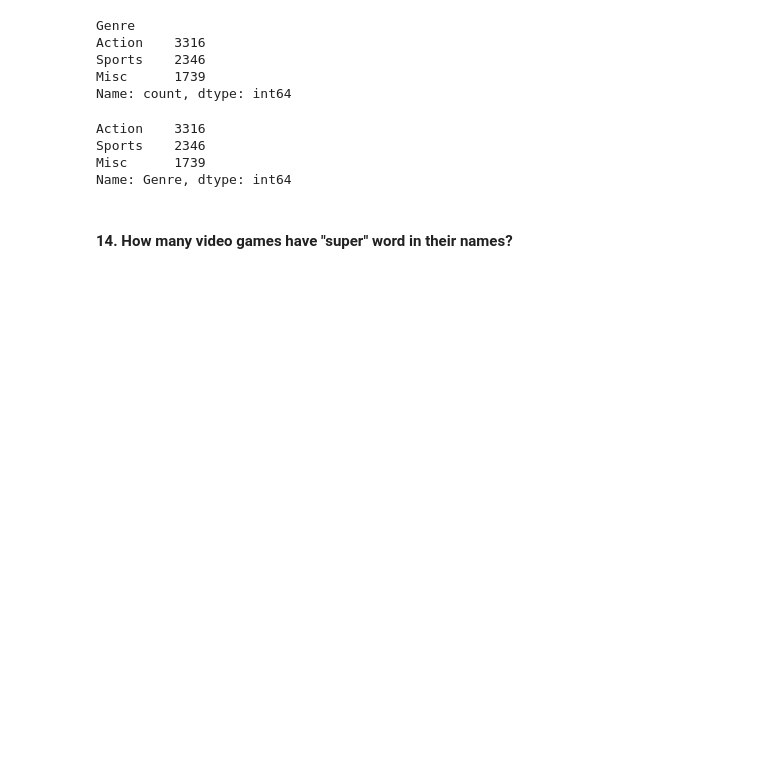
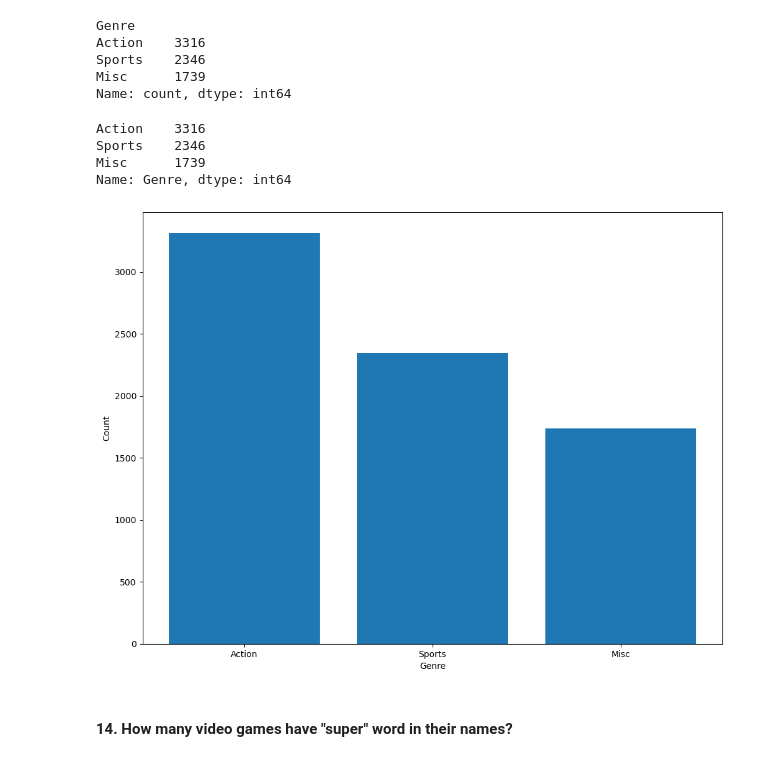
Before and after one commit to ArtemTop495/MOIBD, a Jupyter notebook: Zaharenko.ipynb, the cells around one changed output. Cells and saved outputs as stored; diff of their text form; code cells hidden in the pictures; blank space fills up the shorter version.

```diff
--- a/Zaharenko.ipynb
+++ b/Zaharenko.ipynb
@@ -209,6 +229,15 @@ Action    3316
 Sports    2346
 Misc      1739
 Name: Genre, dtype: int64
+# %%
+temp = vgs['Genre'].value_counts().head(3).reset_index()
+plt.figure(figsize=(12,9))
+plt.bar(x=temp['Genre'], height=temp['count'])
+plt.xlabel('Genre')
+plt.ylabel('Count')
+plt.show()
+# %% [output]
+[figure, added]
 # %% [markdown]
 #### 14. How many video games have "super" word in their names?
 # %%
```
Also changed, not shown: parts of 4 cells of this notebook.
